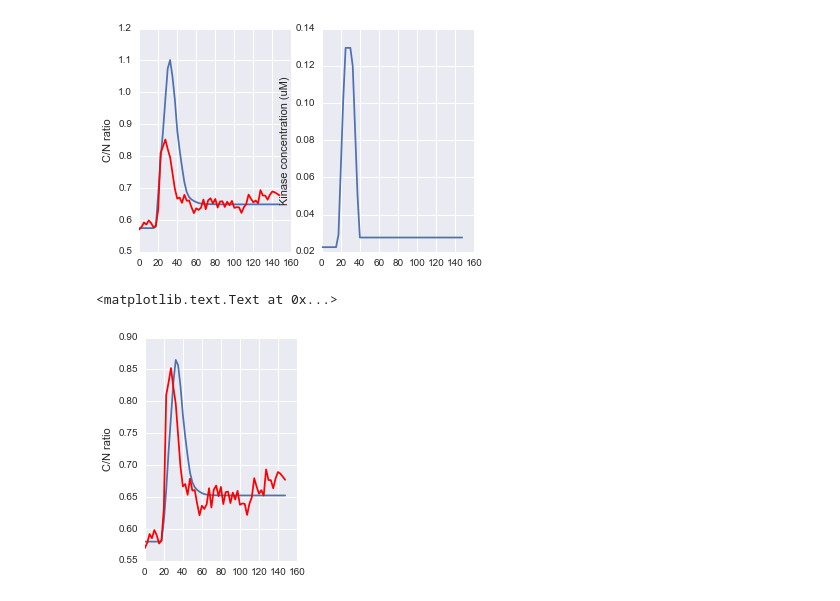
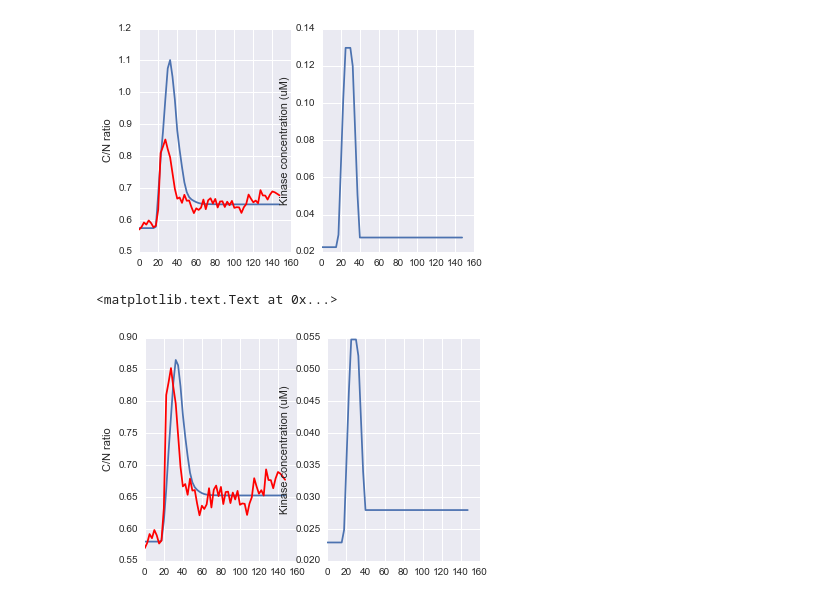
Before and after one commit to macklin/covertrace, a Jupyter notebook: doc/jupyter_examples/KTRProtocol.ipynb, the cells around one changed output. Cells and saved outputs as stored; diff of their text form; code cells hidden in the pictures.

```diff
--- a/doc/jupyter_examples/KTRProtocol.ipynb
+++ b/doc/jupyter_examples/KTRProtocol.ipynb
@@ -570,15 +570,15 @@ ret = minimize(func, x0=(kin_ini*3, kin_ini*2), constraints=cons, method='COBYLA
 # %%
 
 ax1 = plt.subplot(1,2,1)
 h1 = plt.plot(time, rcn_dynamics_ode2(ret.x, time, param_set, kin_ini, t1, t2, t3, t4))
 plt.hold(True)
 h2 = plt.plot(time, single_rcn, 'r')
 ax1.set_ylabel('C/N ratio')
 
 ax2 = plt.subplot(1,2,2)
-kin_ts = np.interp(time, [t1, t2, t3, t4, time[-1]], [ret.x[0], ret.x[0], ret.x[0], ret.x[1], ret.x[2]])
+kin_ts = np.interp(time, [t1, t2, t3, t4, time[-1]], [kin_ini, ret.x[0], ret.x[0], ret.x[1], ret.x[1]])
 plt.plot(time, kin_ts)
 ax2.set_ylabel('Kinase concentration (uM)')
 # %% [output]
 <matplotlib.text.Text at 0x...>
-[figure, old version]
+[figure, new version]
```
